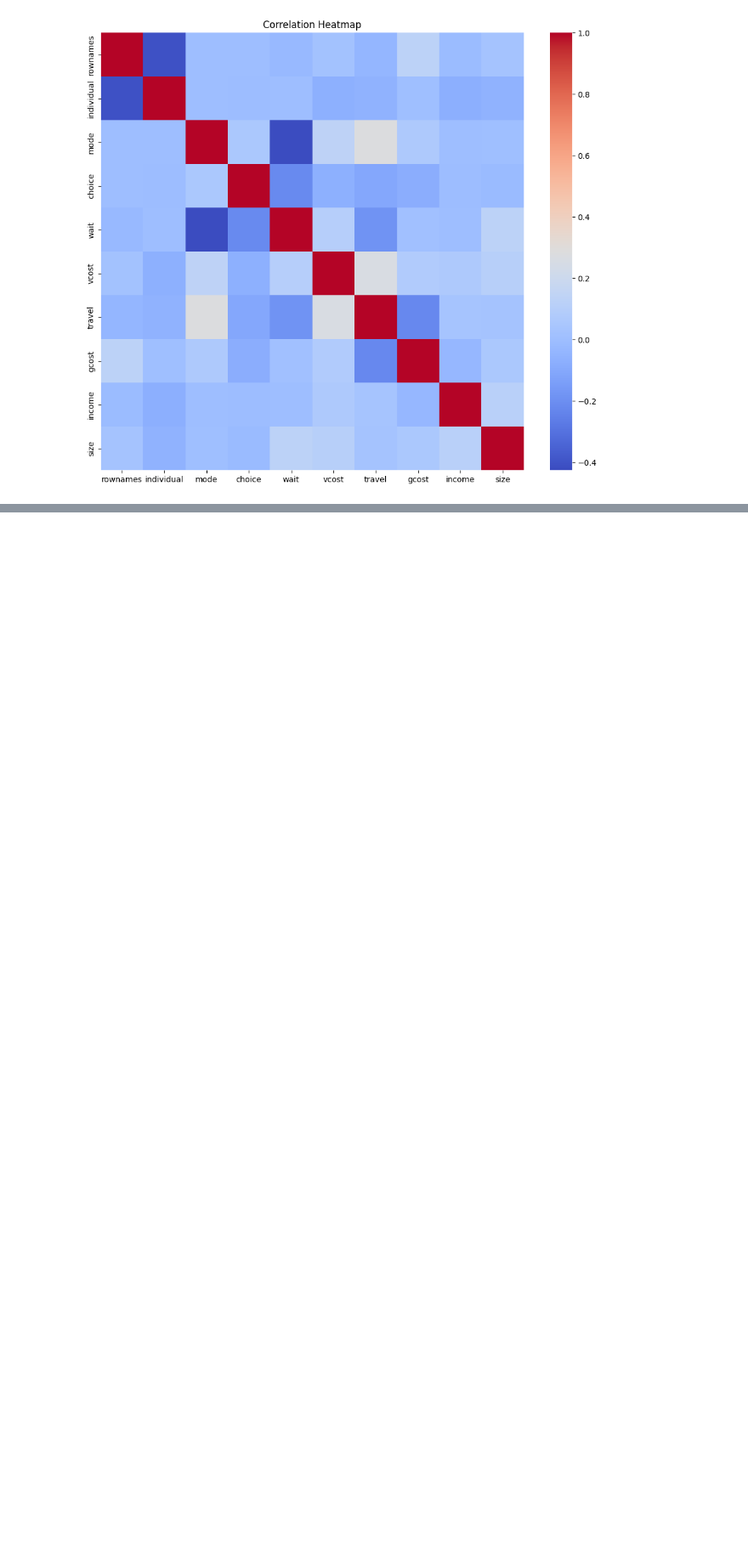
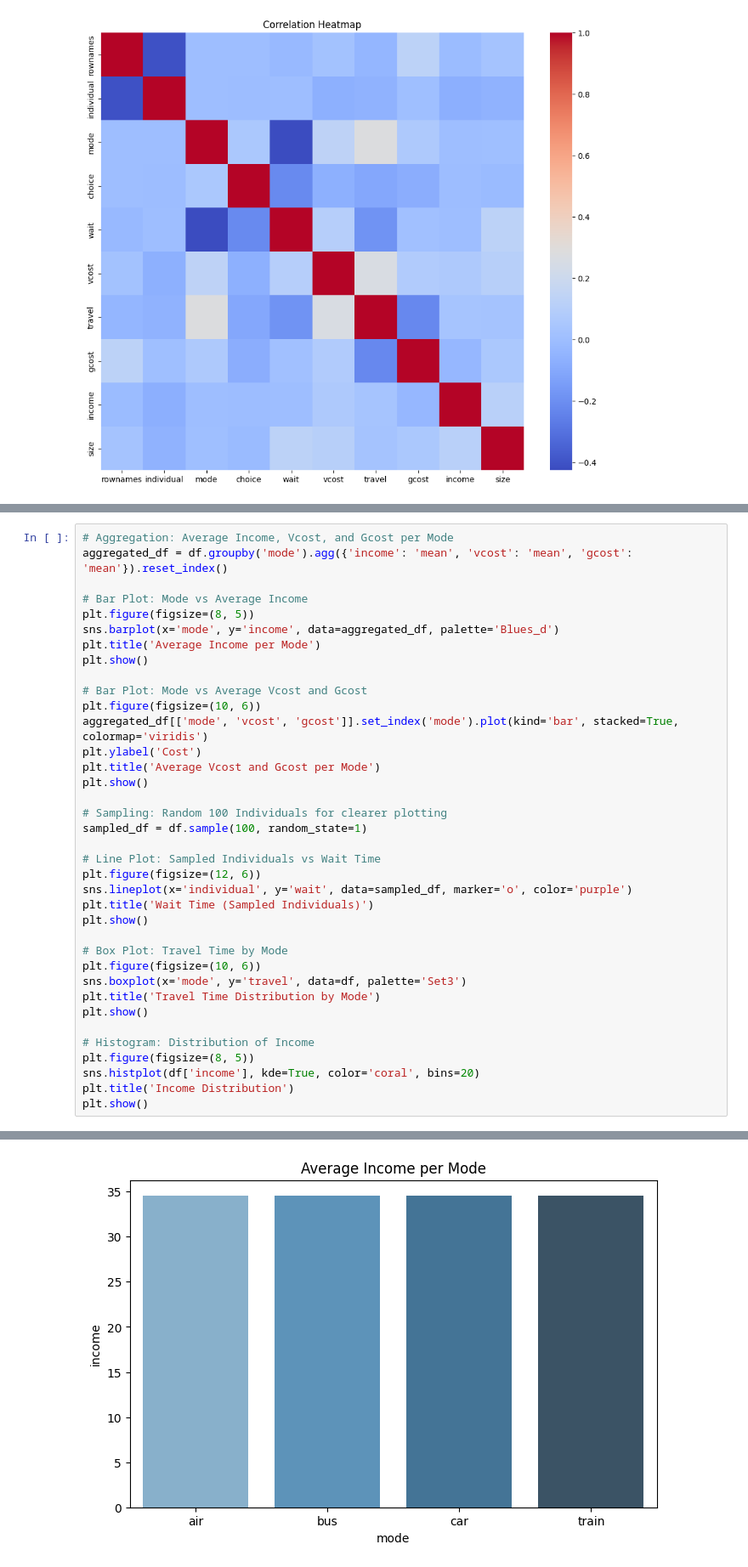
Before and after one commit to devJos77/chat_app, a Jupyter notebook: eda_theory_da.ipynb, the cells around one changed output, grey strips where cells are left out. Shown at 85% size. Cells and saved outputs as stored; diff of their text form; blank space fills up the shorter version.

```diff
--- a/eda_theory_da.ipynb
+++ b/eda_theory_da.ipynb
@@ -164,0 +206,38 @@ plt.show()
+# %%
+# Aggregation: Average Income, Vcost, and Gcost per Mode
+aggregated_df = df.groupby('mode').agg({'income': 'mean', 'vcost': 'mean', 'gcost': 'mean'}).reset_index()
+
+# Bar Plot: Mode vs Average Income
+plt.figure(figsize=(8, 5))
+sns.barplot(x='mode', y='income', data=aggregated_df, palette='Blues_d')
+plt.title('Average Income per Mode')
+plt.show()
+
+# Bar Plot: Mode vs Average Vcost and Gcost
+plt.figure(figsize=(10, 6))
+aggregated_df[['mode', 'vcost', 'gcost']].set_index('mode').plot(kind='bar', stacked=True, colormap='viridis')
+plt.ylabel('Cost')
+plt.title('Average Vcost and Gcost per Mode')
+plt.show()
+
+# Sampling: Random 100 Individuals for clearer plotting
+sampled_df = df.sample(100, random_state=1)
+
+# Line Plot: Sampled Individuals vs Wait Time
+plt.figure(figsize=(12, 6))
+sns.lineplot(x='individual', y='wait', data=sampled_df, marker='o', color='purple')
+plt.title('Wait Time (Sampled Individuals)')
+plt.show()
+
+# Box Plot: Travel Time by Mode
+plt.figure(figsize=(10, 6))
+sns.boxplot(x='mode', y='travel', data=df, palette='Set3')
+plt.title('Travel Time Distribution by Mode')
+plt.show()
+
+# Histogram: Distribution of Income
+plt.figure(figsize=(8, 5))
+sns.histplot(df['income'], kde=True, color='coral', bins=20)
+plt.title('Income Distribution')
+plt.show()
+# %% [output]
@@ -164,0 +247 @@ plt.show()
+[figure, added]
```
Also changed, not shown: parts of 22 cells of this notebook.
